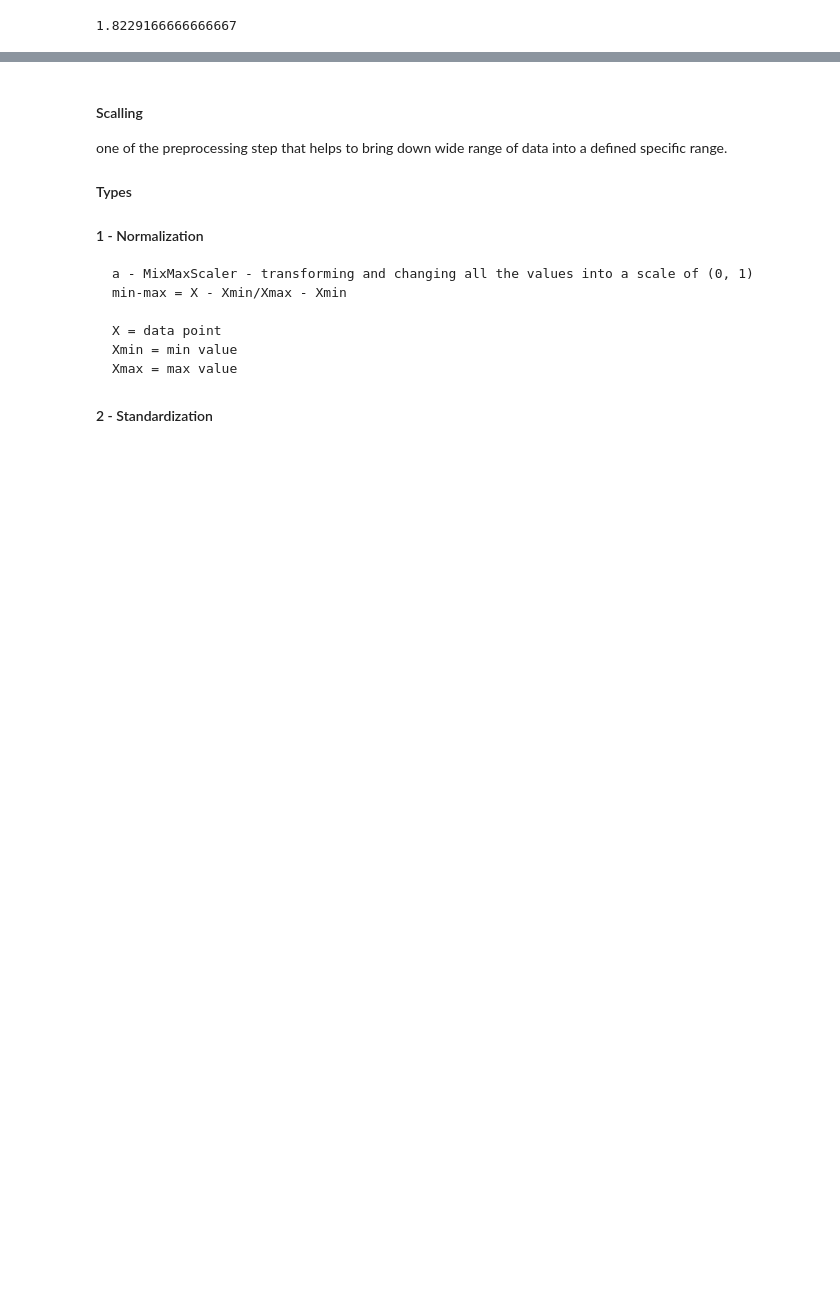
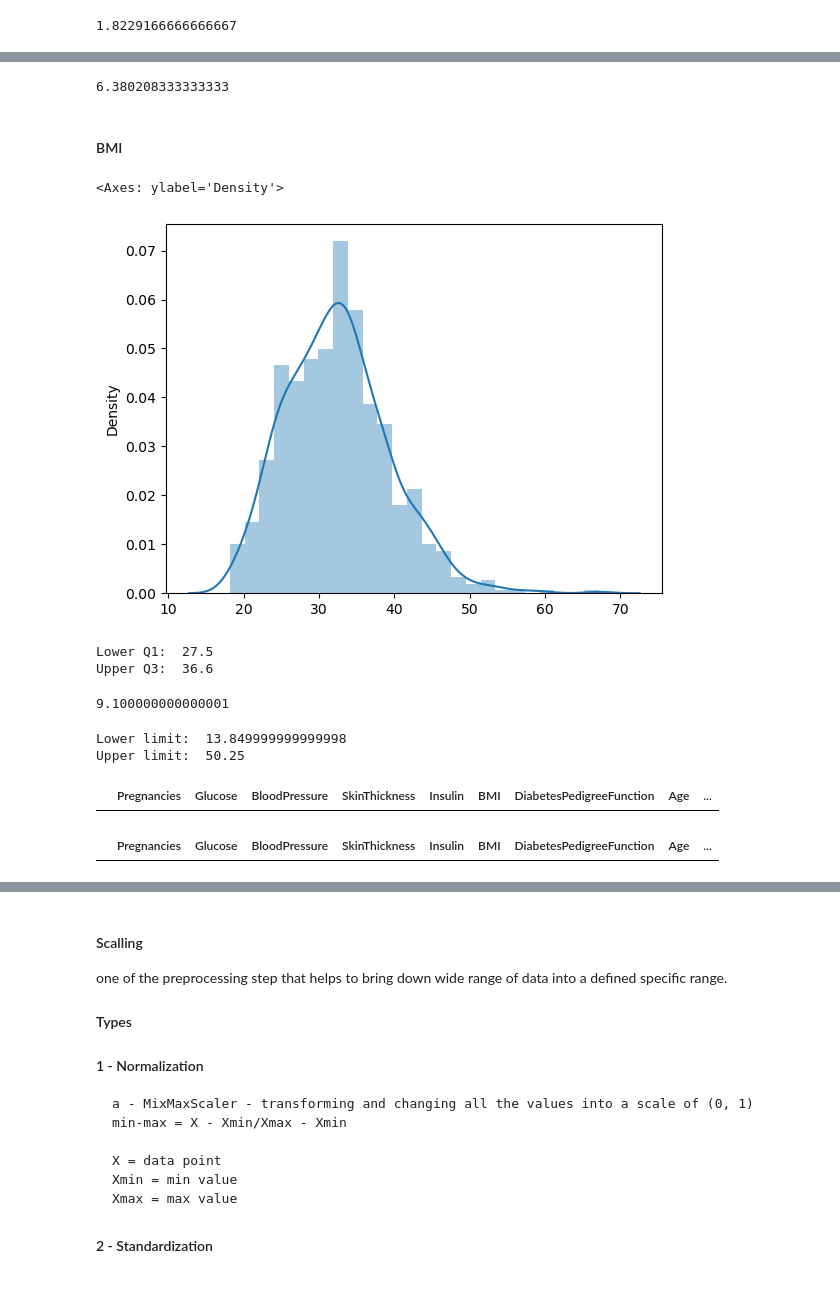
Before and after one commit to Abdul-Samii/Logistic-Regression, a Jupyter notebook: Logistic Regression.ipynb, the cells around one changed output, grey strips where cells are left out. Drawn from its saved outputs; the diff is of its cells as text; code cells hidden in the pictures; blank space fills up the shorter version.

```diff
--- a/Logistic Regression.ipynb
+++ b/Logistic Regression.ipynb
@@ -318,0 +531,52 @@ data.loc[data['Pregnancies'] > upper_limit, 'Pregnancies'] = data['Pregnancies']
+# %%
+len(data.loc[data['Insulin'] > upper_limit_insulin])/len(data)*100
+# %% [output]
+6.380208333333333
+# %%
+#Lets handle it because its lower then 5%
+data.loc[data['Insulin'] > upper_limit_insulin, 'Insulin'] = data['Insulin'].median()
+# %% [markdown]
+#### BMI
+# %%
+#First of all we will check if the distribution is normal or not
+sns.distplot(x = data.BMI)
+# %% [output]
+<Axes: ylabel='Density'>
+[figure, added]
+# %%
+#Its not normal so we are using IQR method
+#STEP - 1: Find Q1 and Q2
+Q1_bmi = data['BMI'].quantile(0.25)
+Q3_bmi = data['BMI'].quantile(0.75)
+print("Lower Q1: ", Q1_bmi)
+print("Upper Q3: ", Q3_bmi)
+# %% [output]
+Lower Q1:  27.5
+Upper Q3:  36.6
+# %%
+#STEP - 2: Find IQR
+IQR_bmi = Q3_bmi - Q1_bmi
+IQR_bmi
+# %% [output]
+9.100000000000001
+# %%
+#STEP - 3: Find the upper and lower limits
+lower_limit_bmi = Q1_bmi - 1.5*IQR_bmi
+upper_limit_bmi = Q3_bmi + 1.5*IQR_bmi
+print("Lower limit: ", lower_limit_bmi)
+print("Upper limit: ", upper_limit_bmi)
+# %% [output]
+Lower limit:  13.849999999999998
+Upper limit:  50.25
+# %%
+#STEP - 4: find the values above and below the limits
+#LOWER Limit
+data.loc[data['BMI'] < lower_limit_bmi]
+# %% [output]
+|  | Pregnancies | Glucose | BloodPressure | SkinThickness | Insulin | BMI | DiabetesPedigreeFunction | Age | ... |
+# %%
+#replacing them with median
+data.loc[data['BMI'] < lower_limit_bmi, 'BMI'] = data['BMI'].median()
+data.loc[data['BMI'] < lower_limit_bmi]
+# %% [output]
+|  | Pregnancies | Glucose | BloodPressure | SkinThickness | Insulin | BMI | DiabetesPedigreeFunction | Age | ... |
```
Also changed, not shown: parts of 50 cells of this notebook.
